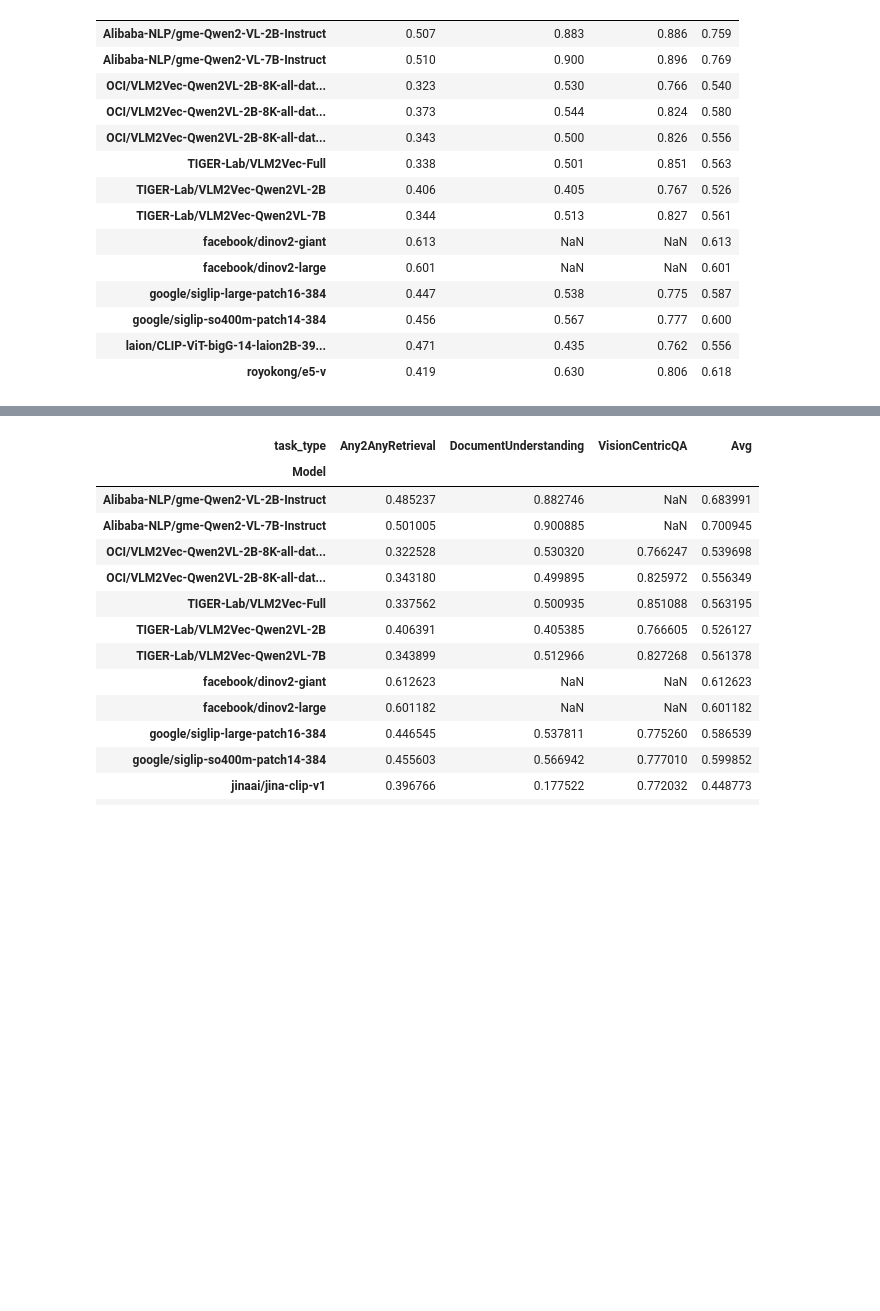
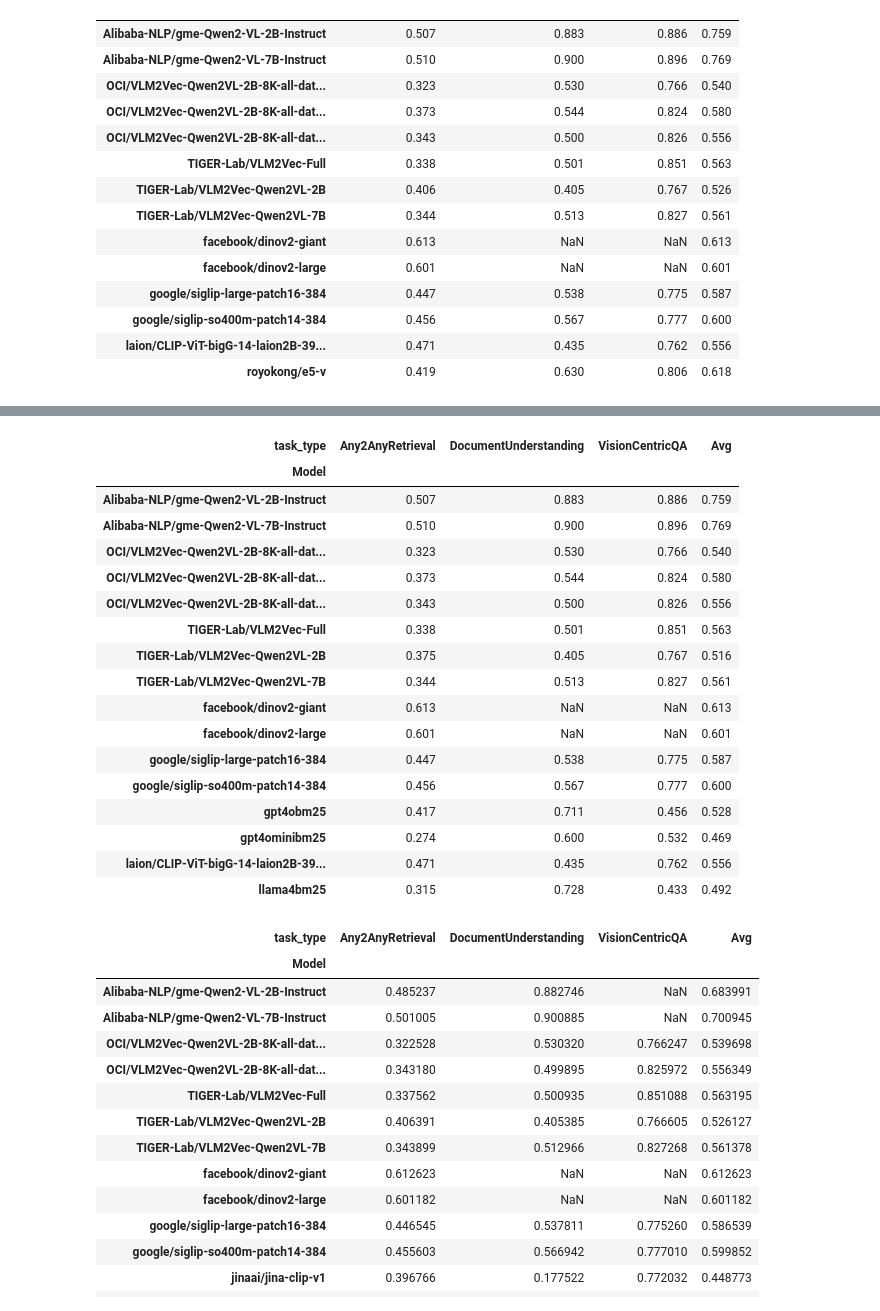
Before and after one commit to amitbcp/mteb, a Jupyter notebook: scripts/oci/notebooks/leaderboard.ipynb, the cells around one changed output, grey strips where cells are left out. Cells and saved outputs as stored; diff of their text form; code cells hidden in the pictures; blank space fills up the shorter version.

```diff
--- a/scripts/oci/notebooks/leaderboard.ipynb
+++ b/scripts/oci/notebooks/leaderboard.ipynb
@@ -43,13 +43,16 @@ model_names = [
 
 "Alibaba-NLP/gme-Qwen2-VL-7B-Instruct",
 "Alibaba-NLP/gme-Qwen2-VL-2B-Instruct",
-"royokong/e5-v",
+# "royokong/e5-v",
 # "jinaai/jina-clip-v1",
 # "nomic-ai/nomic-embed-vision-v1.5",
 # internal
 "OCI/VLM2Vec-Qwen2VL-2B-8K-all-data-full",
 "OCI/VLM2Vec-Qwen2VL-2B-8K-all-data-lora",
-"OCI/VLM2Vec-Qwen2VL-2B-8K-all-data-lora-multinode"
+"OCI/VLM2Vec-Qwen2VL-2B-8K-all-data-lora-multinode",
+"llama4bm25",
+"gpt4obm25",
+"gpt4ominibm25"
 
 ]
 
@@ -104,6 +110,6 @@ for model_res in mteb_results:
 # %%
 bench_df  = pd.DataFrame(data)
 print(f"Size of Results before NAN Removal : {bench_df.shape}")
-bench_df.dropna(subset=['ndcg_at_5'],inplace=True)
+# bench_df.dropna(subset=['ndcg_at_5'],inplace=True)
 print(f"Size of Results before NAN Removal : {bench_df.shape}")
 # %% [output]
@@ -154,3 +181,24 @@ bench_df_pivoted.round(3)
+# %%
+bench_df_pivoted.round(3)
+# %% [output]
+| task_type | Any2AnyRetrieval | DocumentUnderstanding | VisionCentricQA | Avg |
+| Model |  |  |  |  |
+| Alibaba-NLP/gme-Qwen2-VL-2B-Instruct | 0.507 | 0.883 | 0.886 | 0.759 |
+| Alibaba-NLP/gme-Qwen2-VL-7B-Instruct | 0.510 | 0.900 | 0.896 | 0.769 |
+| OCI/VLM2Vec-Qwen2VL-2B-8K-all-dat... | 0.323 | 0.530 | 0.766 | 0.540 |
+| OCI/VLM2Vec-Qwen2VL-2B-8K-all-dat... | 0.373 | 0.544 | 0.824 | 0.580 |
+| OCI/VLM2Vec-Qwen2VL-2B-8K-all-dat... | 0.343 | 0.500 | 0.826 | 0.556 |
+| TIGER-Lab/VLM2Vec-Full | 0.338 | 0.501 | 0.851 | 0.563 |
+| TIGER-Lab/VLM2Vec-Qwen2VL-2B | 0.375 | 0.405 | 0.767 | 0.516 |
+| TIGER-Lab/VLM2Vec-Qwen2VL-7B | 0.344 | 0.513 | 0.827 | 0.561 |
+| facebook/dinov2-giant | 0.613 | NaN | NaN | 0.613 |
+| facebook/dinov2-large | 0.601 | NaN | NaN | 0.601 |
+| google/siglip-large-patch16-384 | 0.447 | 0.538 | 0.775 | 0.587 |
+| google/siglip-so400m-patch14-384 | 0.456 | 0.567 | 0.777 | 0.600 |
+| gpt4obm25 | 0.417 | 0.711 | 0.456 | 0.528 |
+| gpt4ominibm25 | 0.274 | 0.600 | 0.532 | 0.469 |
+| laion/CLIP-ViT-bigG-14-laion2B-39... | 0.471 | 0.435 | 0.762 | 0.556 |
+| llama4bm25 | 0.315 | 0.728 | 0.433 | 0.492 |
 # %%
 bench_df_pivoted
 # %% [output]
```
Also changed, not shown: parts of 9 cells of this notebook, 14 other files.
